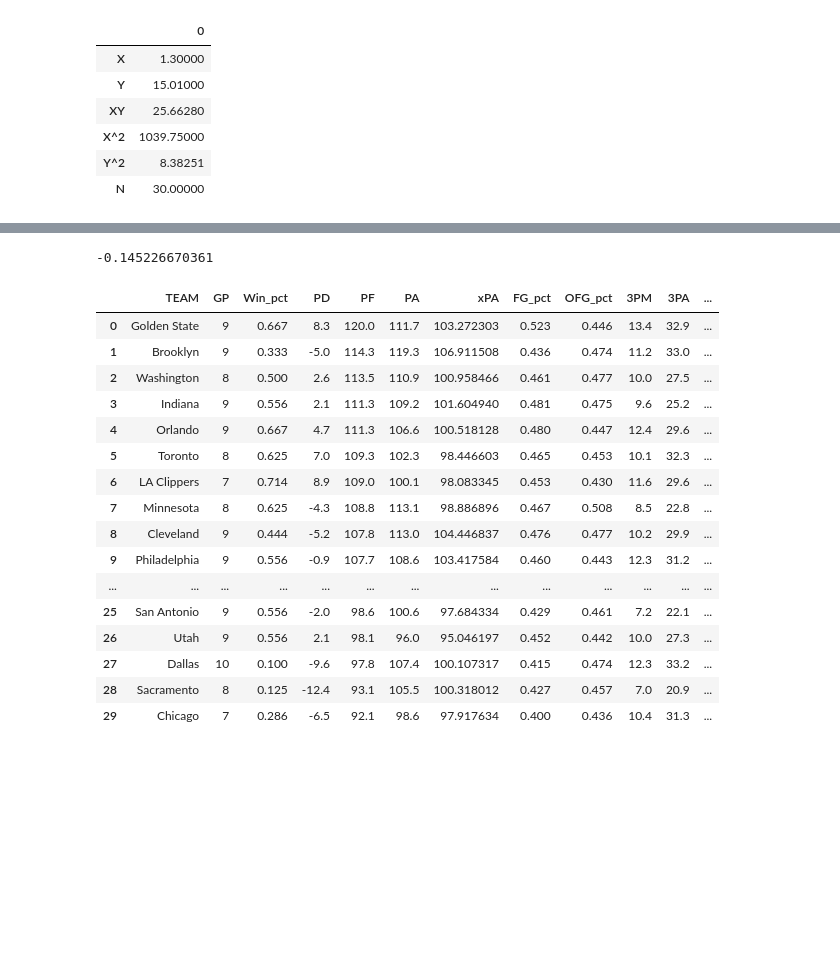
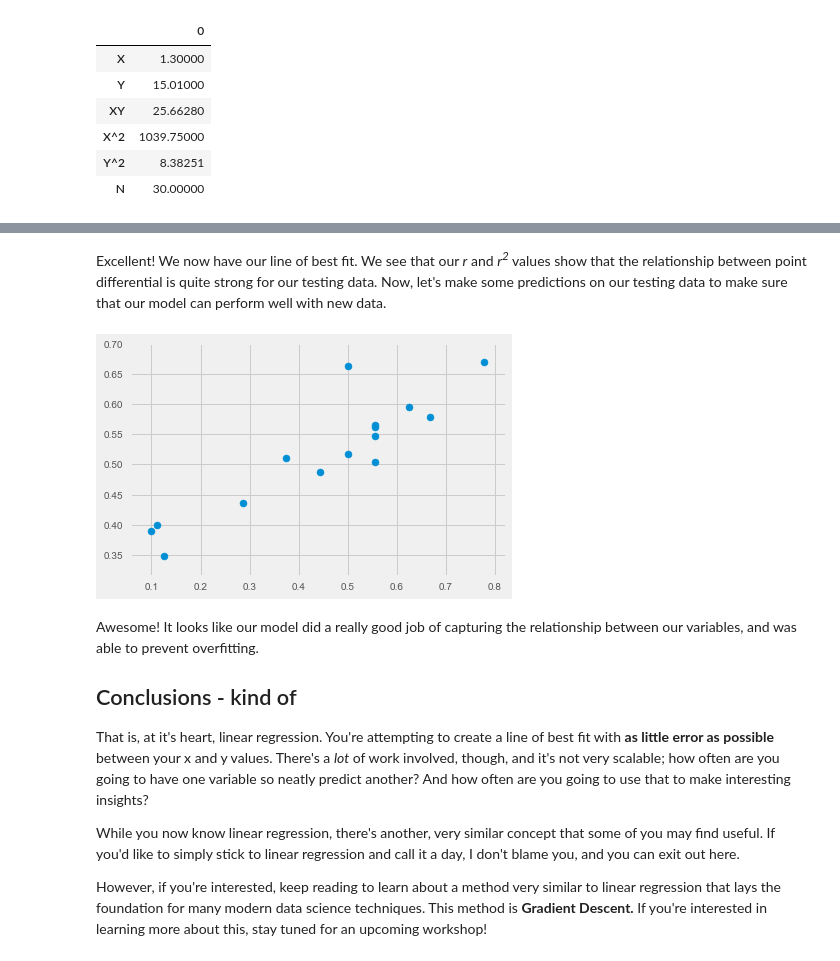
Before and after one commit to jacobdanovitch/Data-Science-Workshops, a Jupyter notebook: Linear Regression.ipynb, the cells around one changed output, grey strips where cells are left out. Drawn from its saved outputs; the diff is of its cells as text; code cells hidden in the pictures; blank space fills up the shorter version.

Commit message:
Splitting workshops

```diff
--- a/Linear Regression.ipynb
+++ b/Linear Regression.ipynb
@@ -149,5 +187,5 @@ Let's narrow our data to just what we care about; differential, and win percenta
 # %%
-pred = data[['TEAM', 'PD','Win_pct']].copy()
+pred = data[['TEAM', 'PD','Win_pct']].copy()[:15]
 display(pred.head(5))
 # %% [output]
 |  | TEAM | PD | Win_pct |
@@ -180,28 +216,42 @@ And with that, let's jump right in. We'll calculate our terms, and plug them int
 # %%
 def linear_regression(x, y):
+    '''
+    Let's define all the variables we need in our slope formula.
+    Sigma (sum) for X, Y, XY, X^2, Y^2, as well as n (the length of our data).
+    '''
     x_sum = np.sum(x)
     y_sum = np.sum(y)
     xy_sum = np.sum(x*y)
-
     x2_sum = np.sum(x**2)
     y2_sum = np.sum(y**2)
-
     n = len(x)
 
+    #Calculate the slope of our line y=mx+b
+    m = (n*xy_sum - x_sum*y_sum) / (n*x2_sum - x_sum**2)
+
+    '''
+    Calculate the average of X and Y for calculating B
+    '''
     x_avg = np.mean(x)
     y_avg = np.mean(y)
 
-    m = (n*xy_sum - x_sum*y_sum) / (n*x2_sum - x_sum**2)
+    #Calculate the intercept of our line y=mx+b
     b = y_avg - m * x_avg
 
+    #Print our line
     print("y =",m,"x +",b)
 
+    #Use our existing values to compute R, which in turn gives us R^2
     r = (n*xy_sum - x_sum*y_sum) / sqrt((n*x2_sum - (x_sum**2))*(n*y2_sum - y_sum**2))
     r2 = r**2
 
-    print("R: ", r, "\n R^2: ", r2)
+    print("R: ", r)
+    print("R^2: ", r2)
 
-    return (m*x + b), r, r2
+    return m, b #Return np array of predicted points
 
-y, r, r2 = linear_regression(pred['PD'], pred['Win_pct'])
+x = pred['PD']
+y = pred['Win_pct']
+
+m, b = linear_regression(x, y)
 # %% [output]
@@ -630,27 +261,19 @@ plt.scatter(hypotheses, y)
-# %%
-from sklearn.metrics import r2_score
-
-
-test = data.copy()
-test.insert(6, 'xPA', hypotheses)
-print(r2_score(test['PA'], test['xPA']))
-test
-# %% [output]
--0.145226670361
-|  | TEAM | GP | Win_pct | PD | PF | PA | xPA | FG_pct | OFG_pct | 3PM | 3PA | ... |
-| 0 | Golden State | 9 | 0.667 | 8.3 | 120.0 | 111.7 | 103.272303 | 0.523 | 0.446 | 13.4 | 32.9 | ... |
-| 1 | Brooklyn | 9 | 0.333 | -5.0 | 114.3 | 119.3 | 106.911508 | 0.436 | 0.474 | 11.2 | 33.0 | ... |
-| 2 | Washington | 8 | 0.500 | 2.6 | 113.5 | 110.9 | 100.958466 | 0.461 | 0.477 | 10.0 | 27.5 | ... |
-| 3 | Indiana | 9 | 0.556 | 2.1 | 111.3 | 109.2 | 101.604940 | 0.481 | 0.475 | 9.6 | 25.2 | ... |
-| 4 | Orlando | 9 | 0.667 | 4.7 | 111.3 | 106.6 | 100.518128 | 0.480 | 0.447 | 12.4 | 29.6 | ... |
-| 5 | Toronto | 8 | 0.625 | 7.0 | 109.3 | 102.3 | 98.446603 | 0.465 | 0.453 | 10.1 | 32.3 | ... |
-| 6 | LA Clippers | 7 | 0.714 | 8.9 | 109.0 | 100.1 | 98.083345 | 0.453 | 0.430 | 11.6 | 29.6 | ... |
-| 7 | Minnesota | 8 | 0.625 | -4.3 | 108.8 | 113.1 | 98.886896 | 0.467 | 0.508 | 8.5 | 22.8 | ... |
-| 8 | Cleveland | 9 | 0.444 | -5.2 | 107.8 | 113.0 | 104.446837 | 0.476 | 0.477 | 10.2 | 29.9 | ... |
-| 9 | Philadelphia | 9 | 0.556 | -0.9 | 107.7 | 108.6 | 103.417584 | 0.460 | 0.443 | 12.3 | 31.2 | ... |
-| ... | ... | ... | ... | ... | ... | ... | ... | ... | ... | ... | ... | ... |
-| 25 | San Antonio | 9 | 0.556 | -2.0 | 98.6 | 100.6 | 97.684334 | 0.429 | 0.461 | 7.2 | 22.1 | ... |
-| 26 | Utah | 9 | 0.556 | 2.1 | 98.1 | 96.0 | 95.046197 | 0.452 | 0.442 | 10.0 | 27.3 | ... |
-| 27 | Dallas | 10 | 0.100 | -9.6 | 97.8 | 107.4 | 100.107317 | 0.415 | 0.474 | 12.3 | 33.2 | ... |
-| 28 | Sacramento | 8 | 0.125 | -12.4 | 93.1 | 105.5 | 100.318012 | 0.427 | 0.457 | 7.0 | 20.9 | ... |
-| 29 | Chicago | 7 | 0.286 | -6.5 | 92.1 | 98.6 | 97.917634 | 0.400 | 0.436 | 10.4 | 31.3 | ... |
+# %% [markdown]
+Excellent! We now have our line of best fit. We see that our _r_ and _r<sup>2</sup>_ values show that the relationship between point differential is quite strong for our testing data. Now, let's make some predictions on our testing data to make sure that our model can perform well with new data.
+# %%
+test = data[['TEAM', 'PD','Win_pct']].copy()[15:]
+predictions = m*test['PD'] + b
+
+plt.scatter(test['Win_pct'], predictions);
+# %% [output]
+[figure, added]
+# %% [markdown]
+Awesome! It looks like our model did a really good job of capturing the relationship between our variables, and was able to prevent overfitting.
+
+## Conclusions - kind of
+
+That is, at it's heart, linear regression. You're attempting to create a line of best fit with **as little error as possible** between your x and y values. There's a _lot_ of work involved, though, and it's not very scalable; how often are you going to have one variable so neatly predict another? And how often are you going to use that to make interesting insights?
+
+While you now know linear regression, there's another, very similar concept that some of you may find useful. If you'd like to simply stick to linear regression and call it a day, I don't blame you, and you can exit out here.
+
+However, if you're interested, keep reading to learn about a method very similar to linear regression that lays the foundation for many modern data science techniques. This method is **Gradient Descent.** If you're interested in learning more about this, stay tuned for an upcoming workshop!
```
Also changed, not shown: parts of 40 cells of this notebook, 3 other files.
